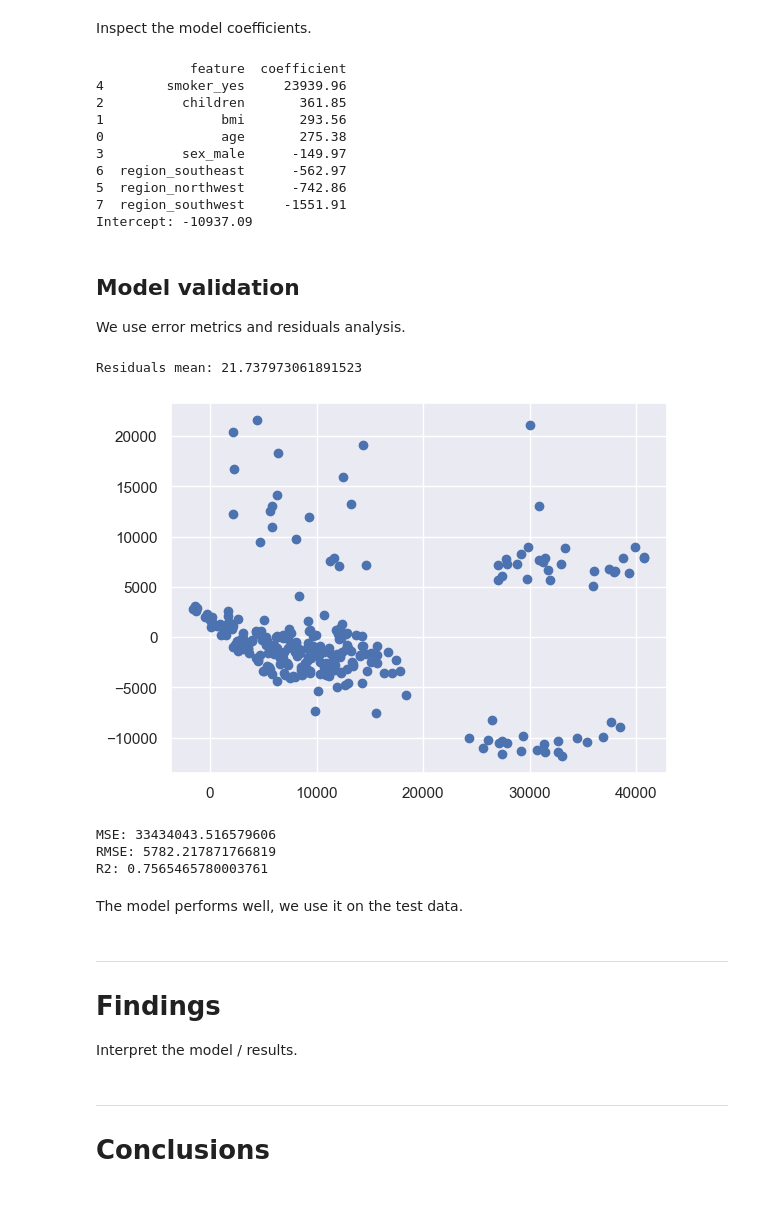
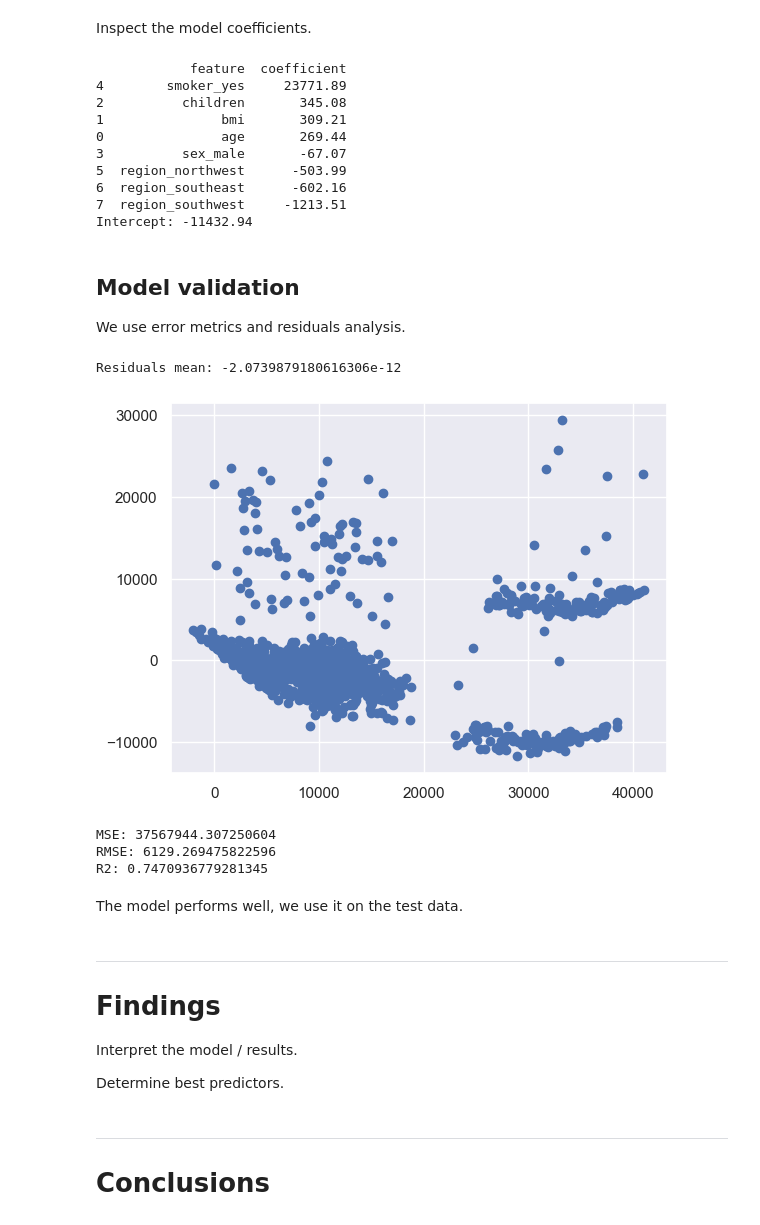
Before and after one commit to bartekmal/med-cost-prediction, a Jupyter notebook: main.ipynb, the cells around one changed output. Saved outputs shown, nothing was run; the diff lists cells and outputs as text; code cells hidden in the pictures.

```diff
--- a/main.ipynb
+++ b/main.ipynb
@@ -249,11 +244,9 @@ Split the dataset.
 X = df[features_final]
 y = df["charges"]
 
-# split datasets into training / validation / test sets
-# ! validation / test - 20% of original dataset / random_state: seed that ensures reproducibility
-# ? consider k-fold cross-validation
-X_train, X_val, y_train, y_val = train_test_split(X, y, test_size=0.20, random_state=268)
-X_train, X_test, y_train, y_test = train_test_split(X_train, y_train, test_size=0.20*X.shape[0]/X_train.shape[0], random_state=268)
+# split datasets into training / test sets
+# ! test set - 20% of original dataset / random_state: seed that ensures reproducibility
+X_train, X_test, y_train, y_test = train_test_split(X, y, test_size=0.20, random_state=268)
 # %% [markdown]
 Build a baseline model.
 # %%
@@ -281,50 +273,49 @@ print(f"Intercept: {intercept}")
 print("\n")
 # %% [output]
             feature  coefficient
-4        smoker_yes     23939.96
-2          children       361.85
-1               bmi       293.56
-0               age       275.38
-3          sex_male      -149.97
-6  region_southeast      -562.97
-5  region_northwest      -742.86
-7  region_southwest     -1551.91
-Intercept: -10937.09
+4        smoker_yes     23771.89
+2          children       345.08
+1               bmi       309.21
+0               age       269.44
+3          sex_male       -67.07
+5  region_northwest      -503.99
+6  region_southeast      -602.16
+7  region_southwest     -1213.51
+Intercept: -11432.94
 # %% [markdown]
 ## Model validation
 
 We use error metrics and residuals analysis.
 # %%
 # validate (residuals mean / residual plot / MSE / coefficient of determination)
-# ? use training / validation datasets / check learning curve
-predictions = model.predict(X_val)
+predictions = model.predict(X_train)
 
 # check residuals
-residuals = y_val - predictions
+residuals = y_train - predictions
 
 residual_mean = residuals.mean()
 print(f"Residuals mean: {residual_mean}")
 print("\n")
 
 plt.scatter(predictions, residuals)
 plt.show()
 
 # compute metrics
-metrics_mse = mean_squared_error(y_val, predictions)
-metrics_rmse = mean_squared_error(y_val, predictions, squared=False) # make it same dimension as the outcome
-metrics_r2 = r2_score(y_val, predictions)
+metrics_mse = mean_squared_error(y_train, predictions)
+metrics_rmse = mean_squared_error(y_train, predictions, squared=False) # make it same dimension as the outcome
+metrics_r2 = r2_score(y_train, predictions)
 
 # print metrics
 print(f"MSE: {metrics_mse}")
 print(f"RMSE: {metrics_rmse}")
 print(f"R2: {metrics_r2}")
 print("\n")
 # %% [output]
-Residuals mean: 21.737973061891523
+Residuals mean: -2.0739879180616306e-12
-[figure, old version]
+[figure, new version]
-MSE: 33434043.516579606
-RMSE: 5782.217871766819
-R2: 0.7565465780003761
+MSE: 37567944.307250604
+RMSE: 6129.269475822596
+R2: 0.7470936779281345
 # %% [markdown]
 The model performs well, we use it on the test data.
 # %%
@@ -336,6 +327,8 @@ The model performs well, we use it on the test data.
 # Findings
 
 Interpret the model / results.
+
+Determine best predictors.
 # %% [markdown]
 ---
 # Conclusions
```
Also changed, not shown: parts of 6 cells of this notebook.
